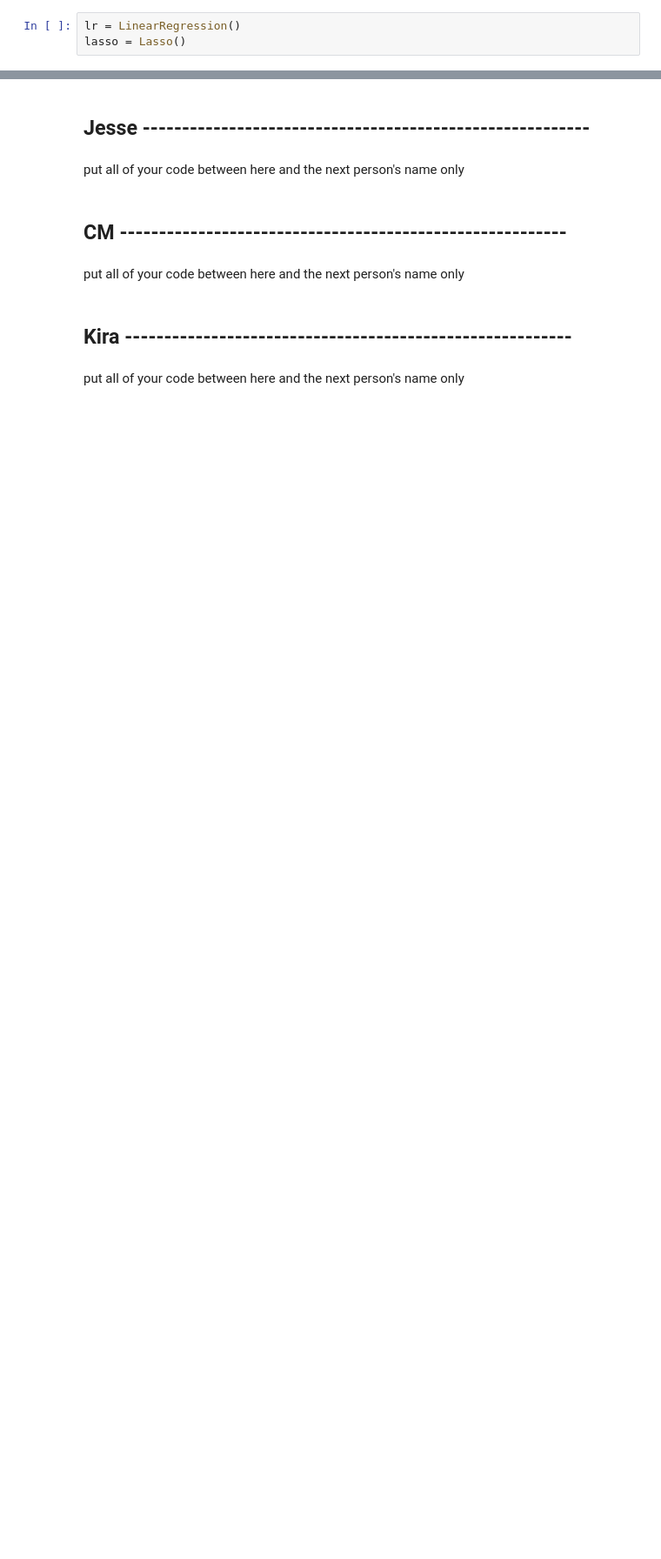
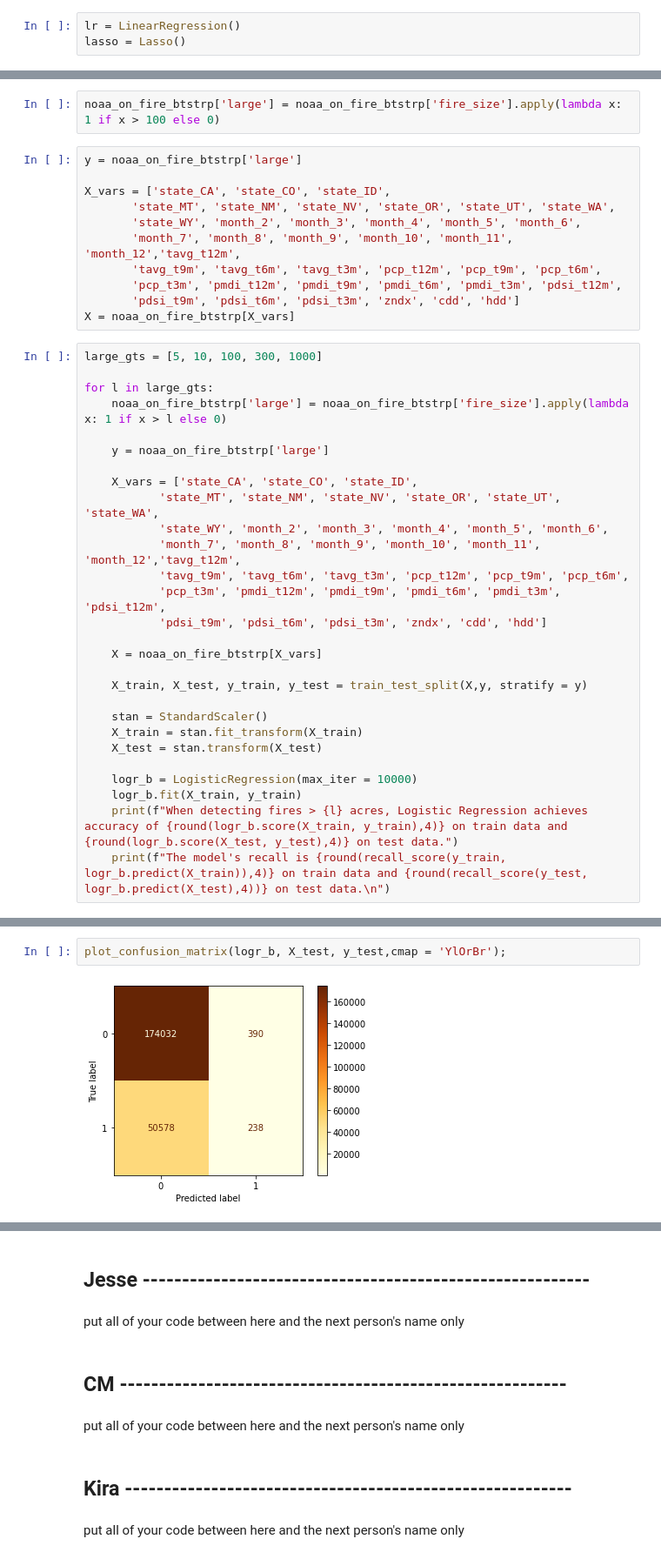
Before and after one commit to Marrrta/wildfires, a Jupyter notebook: models.ipynb, the cells around one changed output, grey strips where cells are left out. Shown: that part at 87% size. Cells and saved outputs as stored; diff of their text form; blank space fills up the shorter version.

```diff
--- a/models.ipynb
+++ b/models.ipynb
@@ -84,0 +230,41 @@ Lasso Regression achieves R2 of 0.0014 on train data and 0.0008 on test data.
+# %%
+noaa_on_fire_btstrp['large'] = noaa_on_fire_btstrp['fire_size'].apply(lambda x: 1 if x > 100 else 0)
+# %%
+y = noaa_on_fire_btstrp['large']
+
+X_vars = ['state_CA', 'state_CO', 'state_ID',
+       'state_MT', 'state_NM', 'state_NV', 'state_OR', 'state_UT', 'state_WA',
+       'state_WY', 'month_2', 'month_3', 'month_4', 'month_5', 'month_6',
+       'month_7', 'month_8', 'month_9', 'month_10', 'month_11', 'month_12','tavg_t12m',
+       'tavg_t9m', 'tavg_t6m', 'tavg_t3m', 'pcp_t12m', 'pcp_t9m', 'pcp_t6m',
+       'pcp_t3m', 'pmdi_t12m', 'pmdi_t9m', 'pmdi_t6m', 'pmdi_t3m', 'pdsi_t12m',
+       'pdsi_t9m', 'pdsi_t6m', 'pdsi_t3m', 'zndx', 'cdd', 'hdd']
+X = noaa_on_fire_btstrp[X_vars]
+# %%
+large_gts = [5, 10, 100, 300, 1000]
+
+for l in large_gts:
+    noaa_on_fire_btstrp['large'] = noaa_on_fire_btstrp['fire_size'].apply(lambda x: 1 if x > l else 0)
+
+    y = noaa_on_fire_btstrp['large']
+
+    X_vars = ['state_CA', 'state_CO', 'state_ID',
+           'state_MT', 'state_NM', 'state_NV', 'state_OR', 'state_UT', 'state_WA',
+           'state_WY', 'month_2', 'month_3', 'month_4', 'month_5', 'month_6',
+           'month_7', 'month_8', 'month_9', 'month_10', 'month_11', 'month_12','tavg_t12m',
+           'tavg_t9m', 'tavg_t6m', 'tavg_t3m', 'pcp_t12m', 'pcp_t9m', 'pcp_t6m',
+           'pcp_t3m', 'pmdi_t12m', 'pmdi_t9m', 'pmdi_t6m', 'pmdi_t3m', 'pdsi_t12m',
+           'pdsi_t9m', 'pdsi_t6m', 'pdsi_t3m', 'zndx', 'cdd', 'hdd']
+
+    X = noaa_on_fire_btstrp[X_vars]
+
+    X_train, X_test, y_train, y_test = train_test_split(X,y, stratify = y)
+
+    stan = StandardScaler()
+    X_train = stan.fit_transform(X_train)
+    X_test = stan.transform(X_test)
+
+    logr_b = LogisticRegression(max_iter = 10000)
+    logr_b.fit(X_train, y_train)
+    print(f"When detecting fires > {l} acres, Logistic Regression achieves accuracy of {round(logr_b.score(X_train, y_train),4)} on train data and {round(logr_b.score(X_test, y_test),4)} on test data.")
+    print(f"The model's recall is {round(recall_score(y_train, logr_b.predict(X_train)),4)} on train data and {round(recall_score(y_test, logr_b.predict(X_test),4))} on test data.\n")
@@ -84,0 +286,4 @@ Lasso Regression achieves R2 of 0.0014 on train data and 0.0008 on test data.
+# %%
+plot_confusion_matrix(logr_b, X_test, y_test,cmap = 'YlOrBr');
+# %% [output]
+[figure, added]
```
Also changed, not shown: parts of 42 cells of this notebook.
